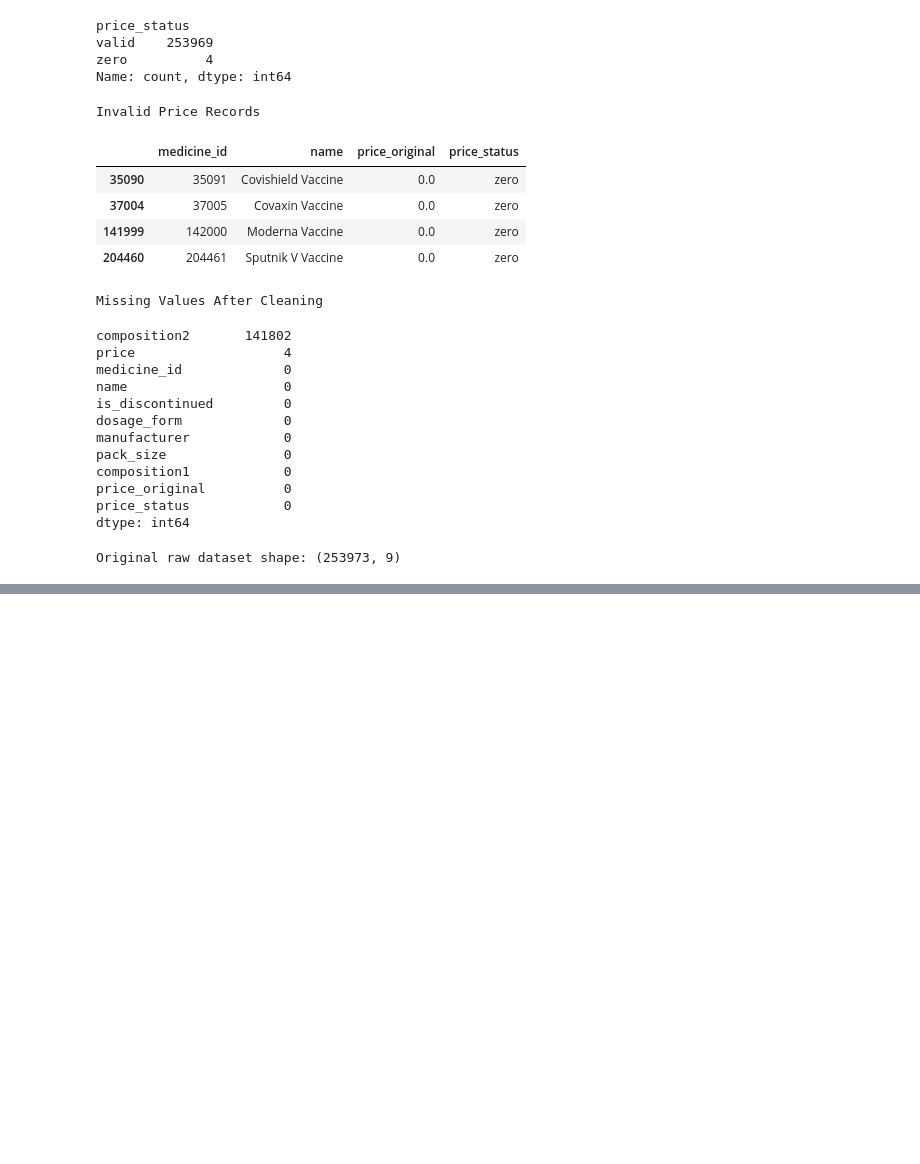
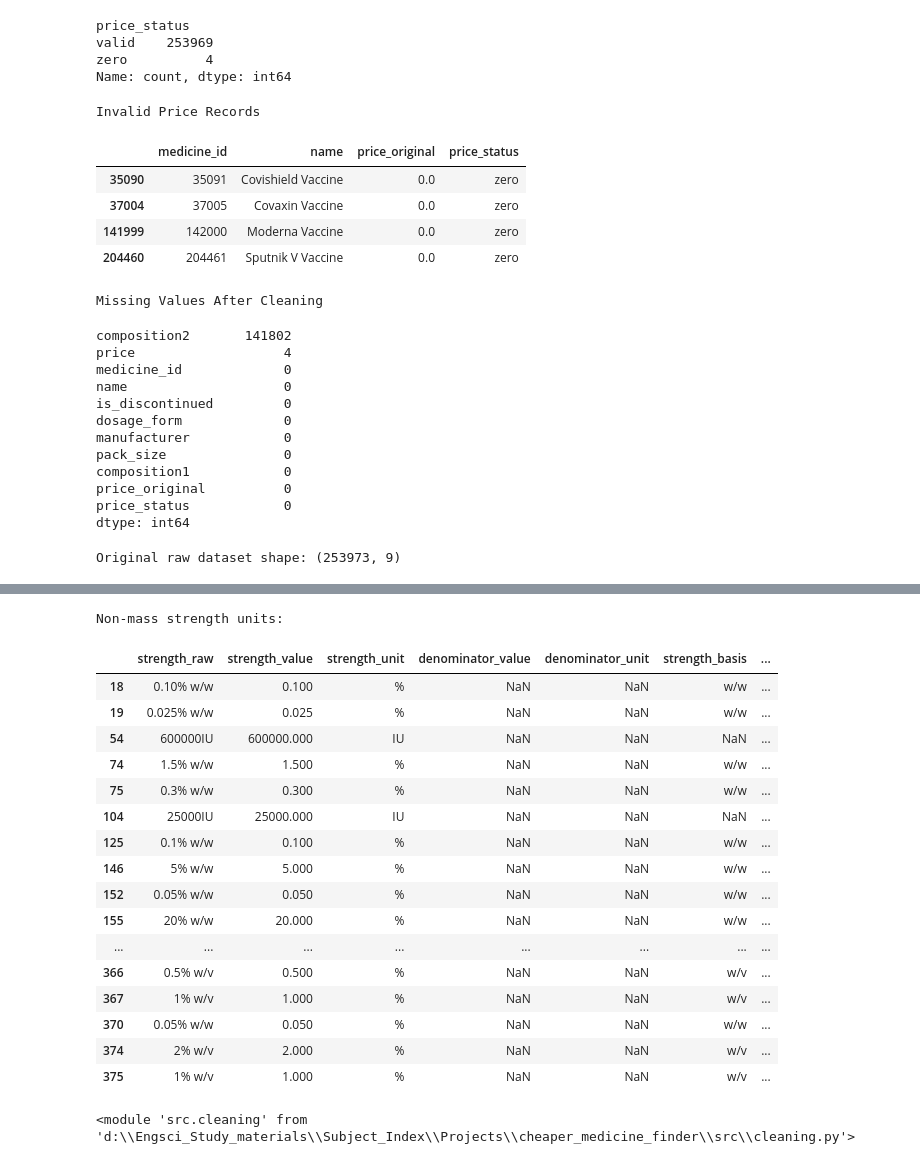
Before and after one commit to shevaniga/cheaper_medicine_finder, a Jupyter notebook: notebooks/cleaning.ipynb, the cells around one changed output, grey strips where cells are left out. Drawn from its saved outputs; the diff is of its cells as text; code cells hidden in the pictures; blank space fills up the shorter version.

```diff
--- a/notebooks/cleaning.ipynb
+++ b/notebooks/cleaning.ipynb
@@ -97,0 +1011,16 @@ Original raw dataset shape: (253973, 9)
+# %%
+parsed_df = ingredients_df[
+    ingredients_df["parse_status"] == "parsed"
+].copy()
+
+print("Strength unit distribution:")
+display(
+    parsed_df["strength_unit"]
+    .value_counts(dropna=False)
+)
+
+print("\nDenominator unit distribution:")
+display(
+    parsed_df["denominator_unit"]
+    .value_counts(dropna=False)
+)
@@ -97,0 +1048,49 @@ Original raw dataset shape: (253973, 9)
+# %%
+mass_units = ["mg", "mcg", "ug", "µg", "g", "gm"]
+
+other_units = parsed_df[
+    ~parsed_df["strength_unit"]
+    .str.lower()
+    .isin(mass_units)
+]
+
+print("Non-mass strength units:")
+display(
+    other_units[
+        [
+            "strength_raw",
+            "strength_value",
+            "strength_unit",
+            "denominator_value",
+            "denominator_unit",
+            "strength_basis",
+            "strength_qualifier"
+        ]
+    ].head(30)
+)
+# %% [output]
+Non-mass strength units:
+|  | strength_raw | strength_value | strength_unit | denominator_value | denominator_unit | strength_basis | ... |
+| 18 | 0.10% w/w | 0.100 | % | NaN | NaN | w/w | ... |
+| 19 | 0.025% w/w | 0.025 | % | NaN | NaN | w/w | ... |
+| 54 | 600000IU | 600000.000 | IU | NaN | NaN | NaN | ... |
+| 74 | 1.5% w/w | 1.500 | % | NaN | NaN | w/w | ... |
+| 75 | 0.3% w/w | 0.300 | % | NaN | NaN | w/w | ... |
+| 104 | 25000IU | 25000.000 | IU | NaN | NaN | NaN | ... |
+| 125 | 0.1% w/w | 0.100 | % | NaN | NaN | w/w | ... |
+| 146 | 5% w/w | 5.000 | % | NaN | NaN | w/w | ... |
+| 152 | 0.05% w/w | 0.050 | % | NaN | NaN | w/w | ... |
+| 155 | 20% w/w | 20.000 | % | NaN | NaN | w/w | ... |
+| ... | ... | ... | ... | ... | ... | ... | ... |
+| 366 | 0.5% w/v | 0.500 | % | NaN | NaN | w/v | ... |
+| 367 | 1% w/v | 1.000 | % | NaN | NaN | w/v | ... |
+| 370 | 0.05% w/w | 0.050 | % | NaN | NaN | w/w | ... |
+| 374 | 2% w/v | 2.000 | % | NaN | NaN | w/v | ... |
+| 375 | 1% w/v | 1.000 | % | NaN | NaN | w/v | ... |
+# %%
+import importlib
+import src.cleaning as cleaning
+
+importlib.reload(cleaning)
+# %% [output]
+<module 'src.cleaning' from 'd:\\Engsci_Study_materials\\Subject_Index\\Projects\\cheaper_medicine_finder\\src\\cleaning.py'>
```
Also changed, not shown: parts of 110 cells of this notebook, 3 other files.
